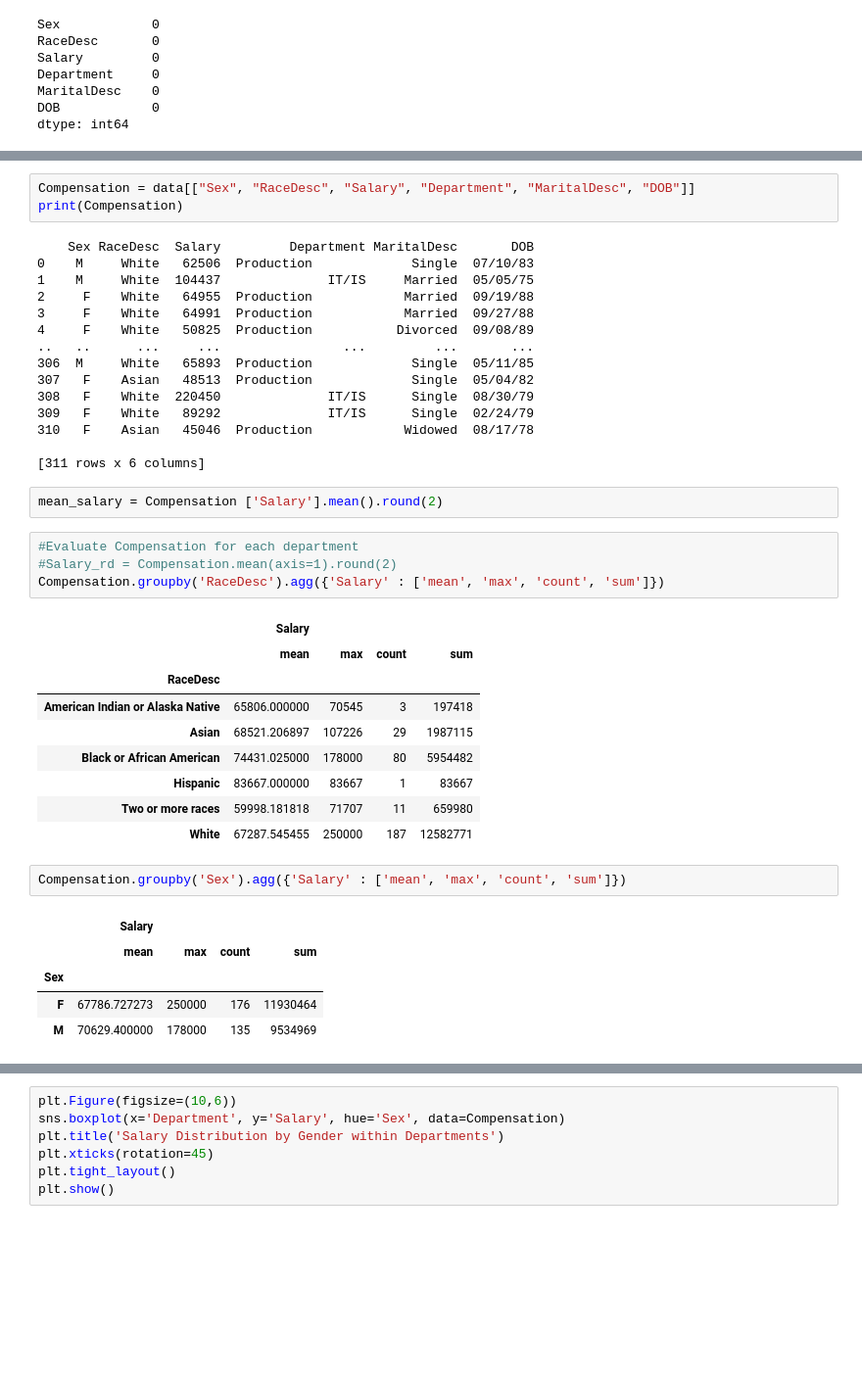
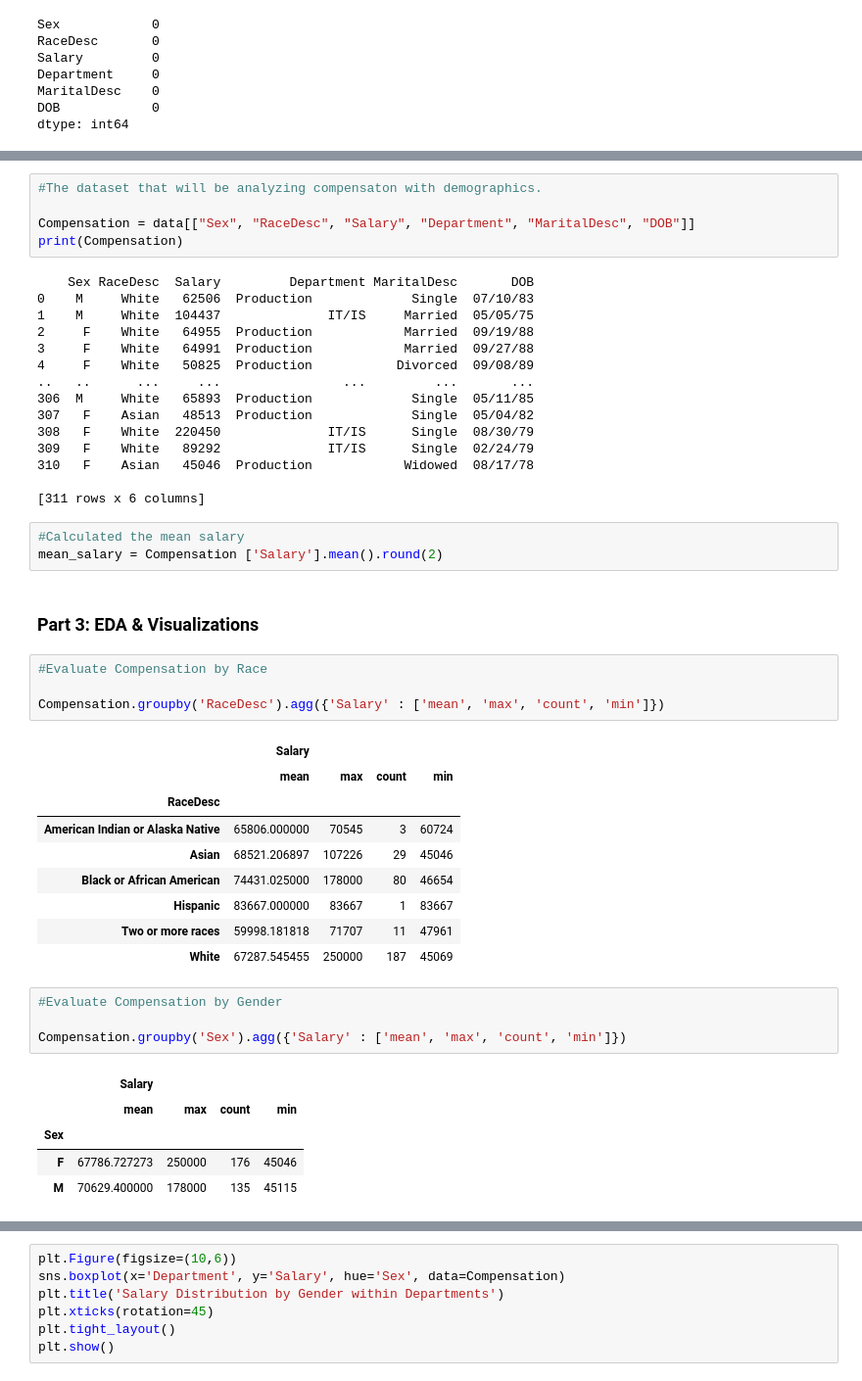
Before and after one commit to akisharbnsn/CohortB_Career_Analysis, a Jupyter notebook: notebook/jasmines_eda.ipynb, the cells around one changed output, grey strips where cells are left out. Shown: that part at 98% size. Drawn from its saved outputs; the diff is of its cells as text; blank space fills up the shorter version.

```diff
--- a/notebook/jasmines_eda.ipynb
+++ b/notebook/jasmines_eda.ipynb
@@ -35,4 +63,6 @@ dtype: int64
 # %%
+#The dataset that will be analyzing compensaton with demographics.
+
 Compensation = data[["Sex", "RaceDesc", "Salary", "Department", "MaritalDesc", "DOB"]]
 print(Compensation)
 # %% [output]
@@ -51,27 +81,32 @@ print(Compensation)
 
 [311 rows x 6 columns]
 # %%
+#Calculated the mean salary
 mean_salary = Compensation ['Salary'].mean().round(2)
+# %% [markdown]
+### Part 3: EDA & Visualizations
 # %%
-#Evaluate Compensation for each department
-#Salary_rd = Compensation.mean(axis=1).round(2)
-Compensation.groupby('RaceDesc').agg({'Salary' : ['mean', 'max', 'count', 'sum']})
+#Evaluate Compensation by Race
+
+Compensation.groupby('RaceDesc').agg({'Salary' : ['mean', 'max', 'count', 'min']})
 # %% [output]
 |  | Salary |  |  |  |
-|  | mean | max | count | sum |
+|  | mean | max | count | min |
 | RaceDesc |  |  |  |  |
-| American Indian or Alaska Native | 65806.000000 | 70545 | 3 | 197418 |
-| Asian | 68521.206897 | 107226 | 29 | 1987115 |
-| Black or African American | 74431.025000 | 178000 | 80 | 5954482 |
+| American Indian or Alaska Native | 65806.000000 | 70545 | 3 | 60724 |
+| Asian | 68521.206897 | 107226 | 29 | 45046 |
+| Black or African American | 74431.025000 | 178000 | 80 | 46654 |
 | Hispanic | 83667.000000 | 83667 | 1 | 83667 |
-| Two or more races | 59998.181818 | 71707 | 11 | 659980 |
-| White | 67287.545455 | 250000 | 187 | 12582771 |
+| Two or more races | 59998.181818 | 71707 | 11 | 47961 |
+| White | 67287.545455 | 250000 | 187 | 45069 |
 # %%
-Compensation.groupby('Sex').agg({'Salary' : ['mean', 'max', 'count', 'sum']})
+#Evaluate Compensation by Gender
+
+Compensation.groupby('Sex').agg({'Salary' : ['mean', 'max', 'count', 'min']})
 # %% [output]
 |  | Salary |  |  |  |
-|  | mean | max | count | sum |
+|  | mean | max | count | min |
 | Sex |  |  |  |  |
-| F | 67786.727273 | 250000 | 176 | 11930464 |
-| M | 70629.400000 | 178000 | 135 | 9534969 |
+| F | 67786.727273 | 250000 | 176 | 45046 |
+| M | 70629.400000 | 178000 | 135 | 45115 |
 # %%
```
Also changed, not shown: parts of 10 cells of this notebook.
